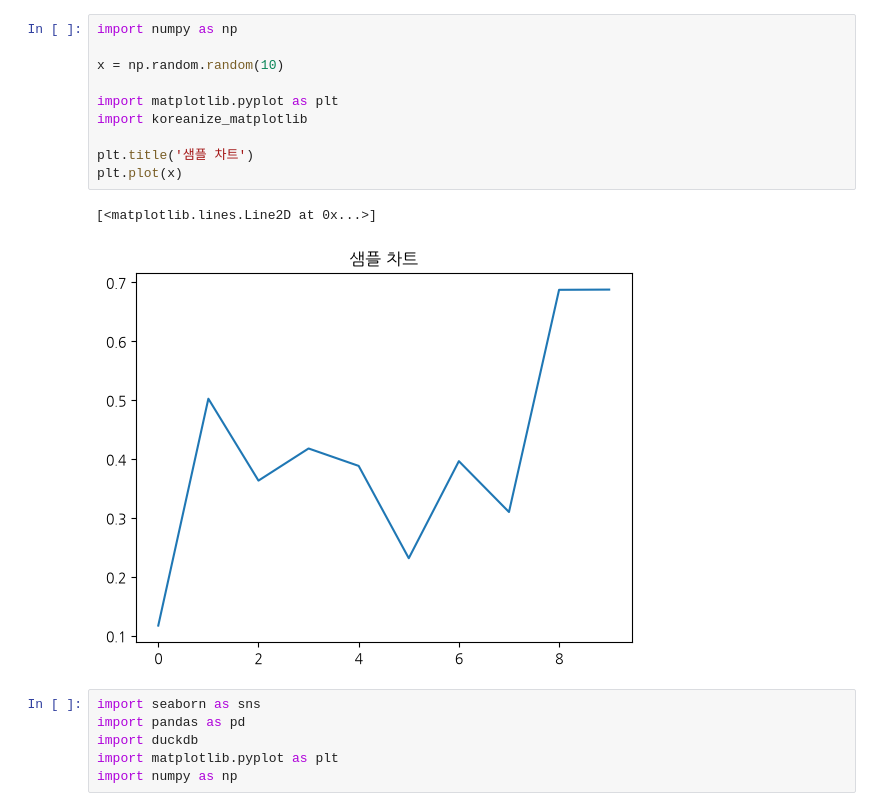
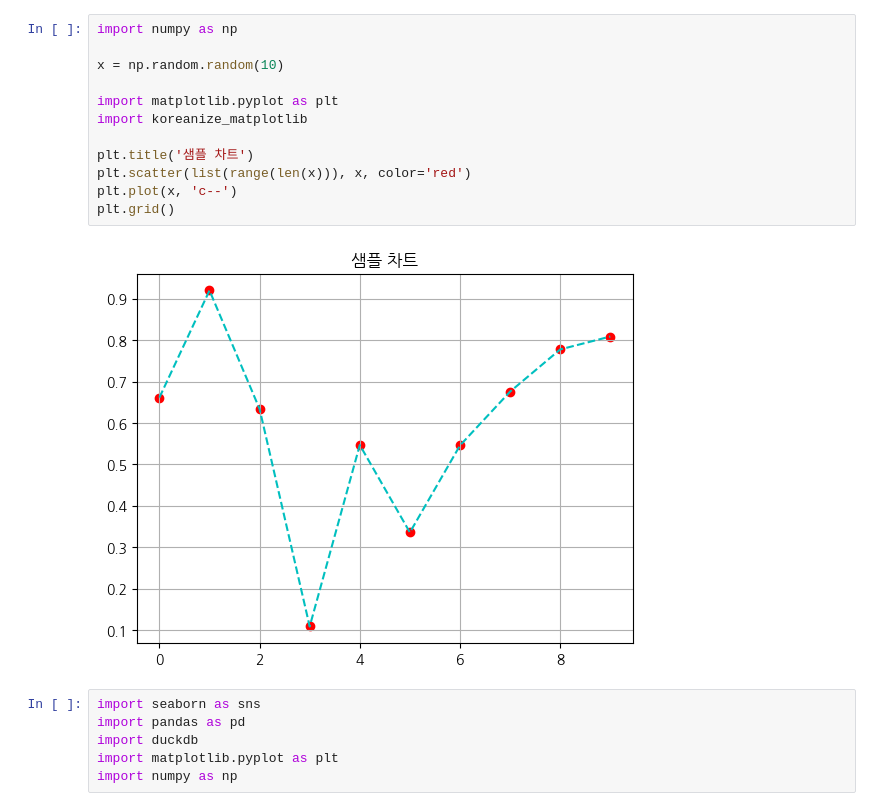
Before and after one commit to heavyrainseo/deeplearning, a Jupyter notebook: test.ipynb, the cells around one changed output. Saved outputs shown, nothing was run; the diff lists cells and outputs as text.

```diff
--- a/test.ipynb
+++ b/test.ipynb
@@ -3,16 +24,17 @@
 # %%
 import numpy as np
 
 x = np.random.random(10)
 
 import matplotlib.pyplot as plt
 import koreanize_matplotlib
 
 plt.title('샘플 차트')
-plt.plot(x)
+plt.scatter(list(range(len(x))), x, color='red')
+plt.plot(x, 'c--')
+plt.grid()
 # %% [output]
-[<matplotlib.lines.Line2D at 0x...>]
-[figure, old version]
+[figure, new version]
 # %%
 import seaborn as sns
 import pandas as pd
```
Also changed, not shown: parts of 4 cells of this notebook.
